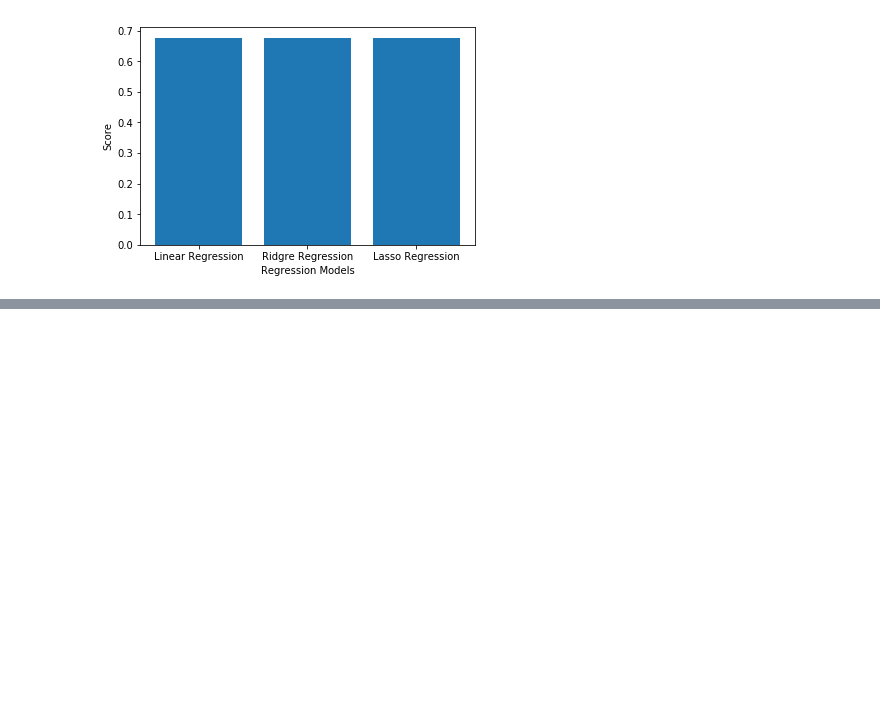
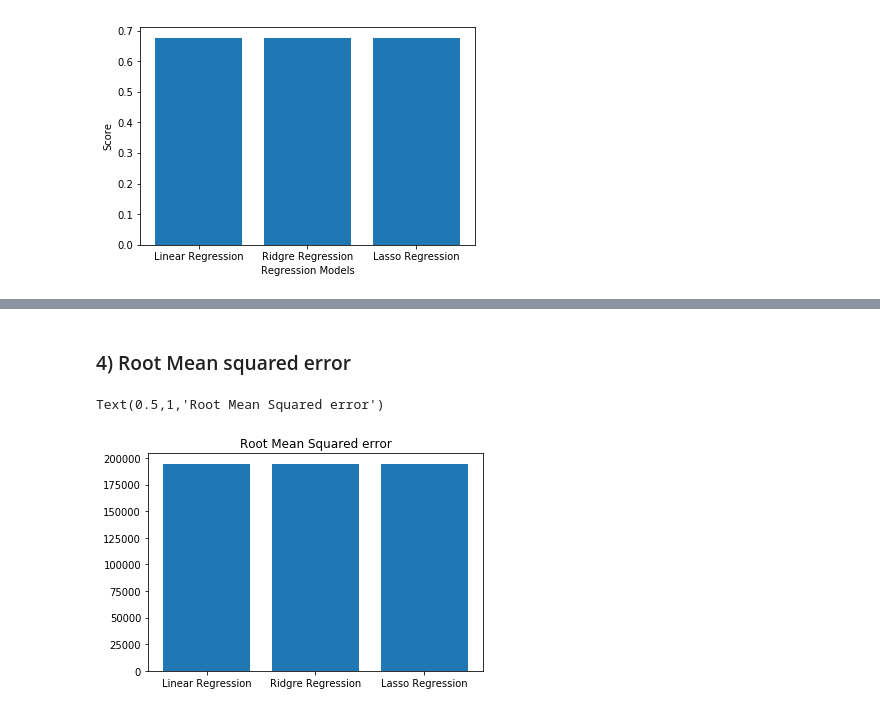
Before and after one commit to satrioprianda/Regularization_for_overfitting, a Jupyter notebook: Regularizatoin_linear_regression_housedataset/Regularization .ipynb, the cells around one changed output, grey strips where cells are left out. Cells and saved outputs as stored; diff of their text form; code cells hidden in the pictures; blank space fills up the shorter version.

```diff
--- a/Regularizatoin_linear_regression_housedataset/Regularization .ipynb
+++ b/Regularizatoin_linear_regression_housedataset/Regularization .ipynb
@@ -196,0 +343,15 @@ plt.show()
+# %% [markdown]
+### 4) Root Mean squared error
+# %%
+scores_rmse= [
+    np.sqrt(metrics.mean_squared_error(y_test,y_pred_lin)),
+    np.sqrt(metrics.mean_squared_error(y_test,y_pred_ridge)),
+    np.sqrt(metrics.mean_squared_error(y_test,y_pred_lassso))
+
+
+]
+plt.bar(models,scores_rmse)
+plt.title('Root Mean Squared error')
+# %% [output]
+Text(0.5,1,'Root Mean Squared error')
+[figure, added]
```
Also changed, not shown: parts of 24 cells of this notebook.
